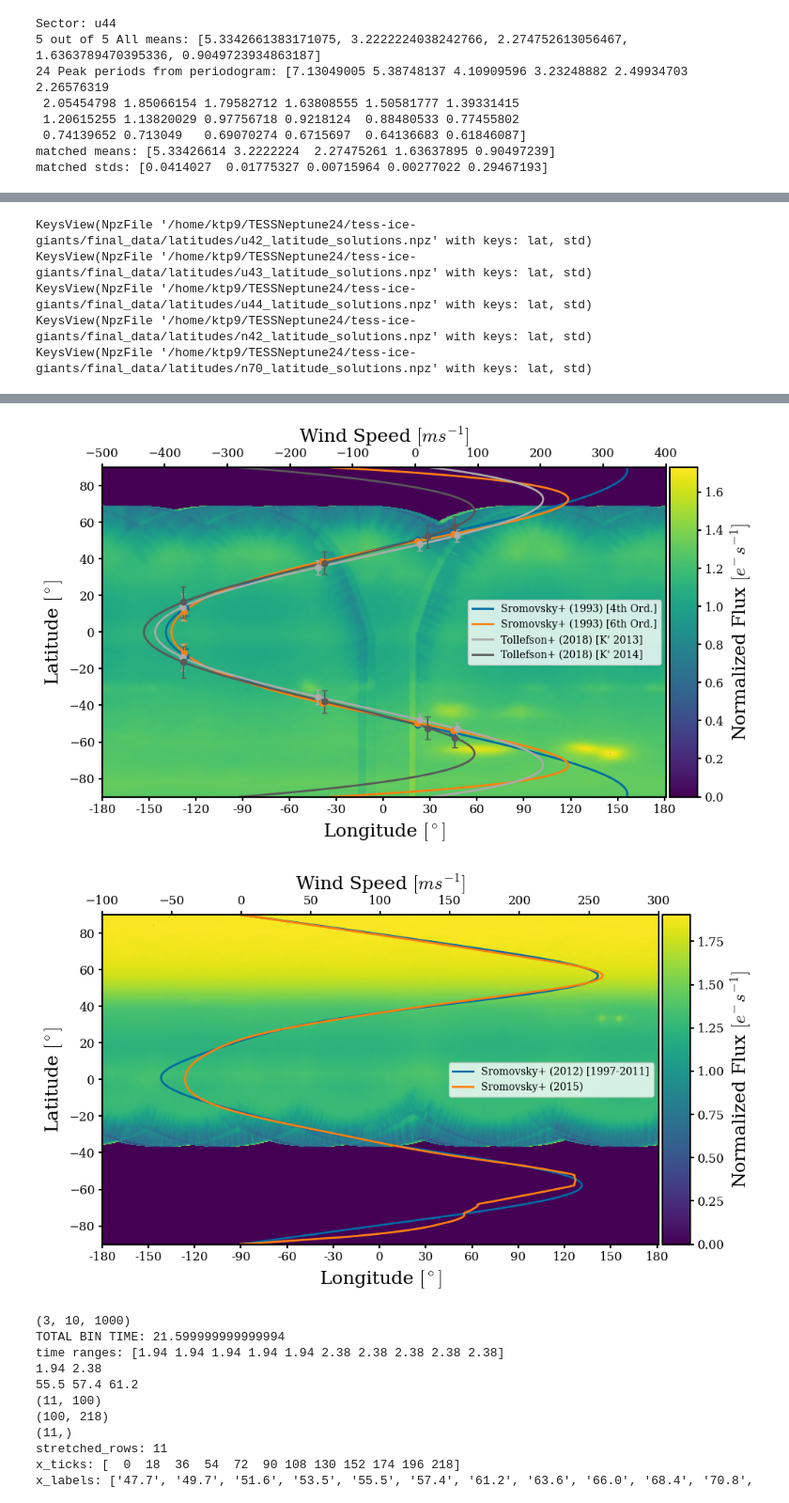
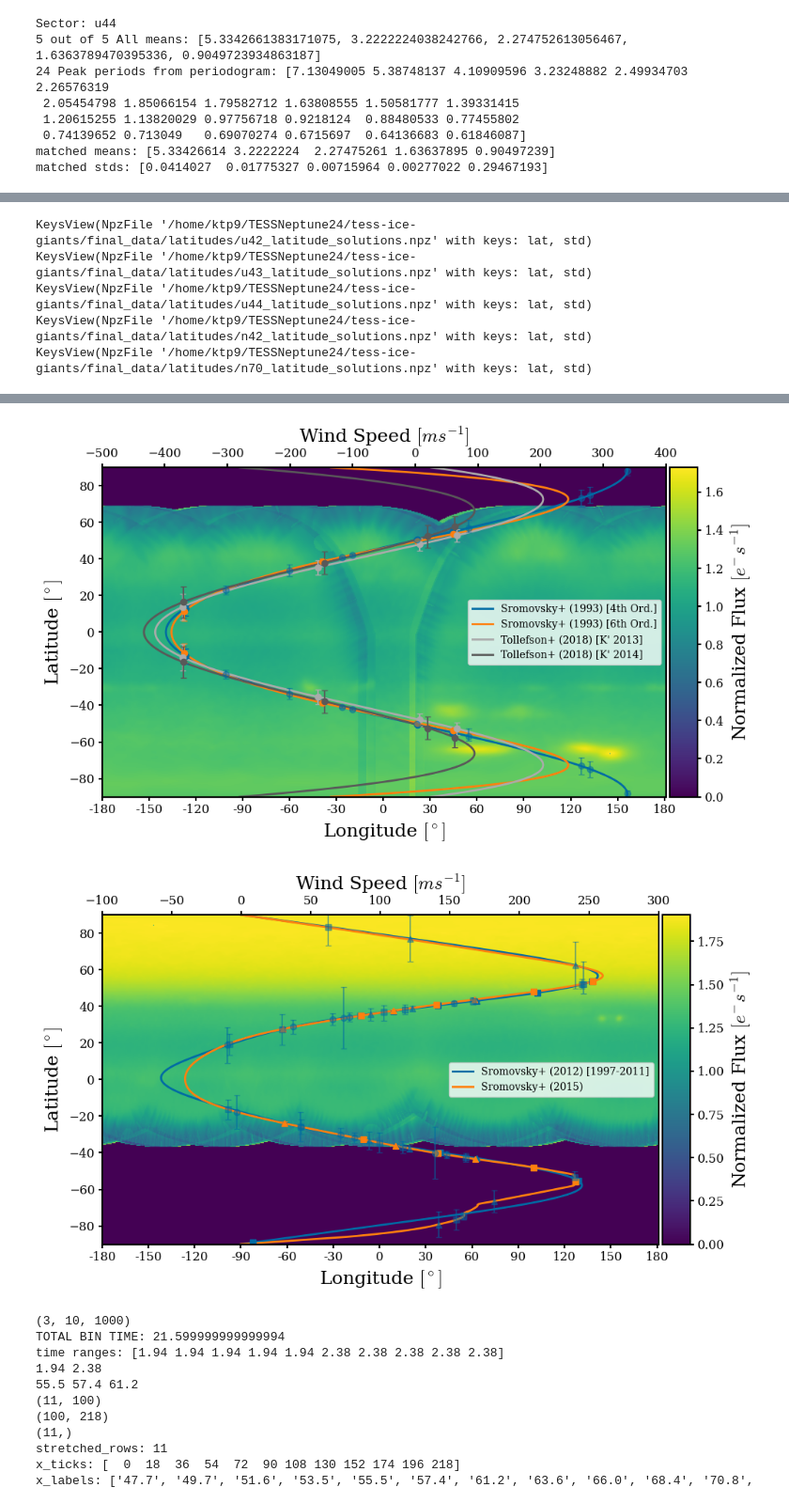
Before and after one commit to kenny-phan/tess-ice-giants, a Jupyter notebook: tess-ice-giants/frequency_analysis/figures.ipynb, the cells around one changed output, grey strips where cells are left out. Shown at 94% size. Cells and saved outputs as stored; diff of their text form; code cells hidden in the pictures.

```diff
--- a/tess-ice-giants/frequency_analysis/figures.ipynb
+++ b/tess-ice-giants/frequency_analysis/figures.ipynb
@@ -163,0 +122,13 @@ ValueError: The truth value of an array with more than one element is ambiguous.
+# %%
+sorted_latitudes, sorted_standard_deviations = sort_lat_std(latitudes, standard_deviations)
+
+u42latsecN, u42stdsecN = lat_std_per_eqn(sorted_latitudes, sorted_standard_deviations, eqnidx=0, secidx=0)
+u43latsecN, u43stdsecN = lat_std_per_eqn(sorted_latitudes, sorted_standard_deviations, eqnidx=0, secidx=1)
+u44latsecN, u44stdsecN = lat_std_per_eqn(sorted_latitudes, sorted_standard_deviations, eqnidx=0, secidx=2)
+
+u42latsecS, u42stdsecS = lat_std_per_eqn(sorted_latitudes, sorted_standard_deviations, eqnidx=1, secidx=0)
+u43latsecS, u43stdsecS = lat_std_per_eqn(sorted_latitudes, sorted_standard_deviations, eqnidx=1, secidx=1)
+u44latsecS, u44stdsecS = lat_std_per_eqn(sorted_latitudes, sorted_standard_deviations, eqnidx=1, secidx=2)
+
+n42latsec, n42stdsec = lat_std_per_eqn(sorted_latitudes, sorted_standard_deviations, eqnidx=0, secidx=3)
+n70latsec, n70stdsec = lat_std_per_eqn(sorted_latitudes, sorted_standard_deviations, eqnidx=0, secidx=4)
@@ -199,44 +324,41 @@ u44_lat, u44_std = take_latsol_with_largest_std(u44_lat, u44_std)
 
 #make 2nd and 4th rows of u42_lat negative
 
 neg_u42_lat = make_rows_negative(u42_lat, [1, 3])
 neg_u43_lat = make_rows_negative(u43_lat, [1, 3])
 neg_u44_lat = make_rows_negative(u44_lat, [1, 3])
 
-sromovsky1993_four = six_order_fit(-398, 1.88e-1, -1.2e-5)
-sromovsky1993_six = six_order_fit(-389, 1.53e-1, 1.01e-5, -3.1e-9)
-
-tollefson2013_kp = six_order_fit(-415, 2.35e-1, -2.23e-5)
-tollefson2014_kp = six_order_fit(-433, 2.4e-1, -2.73e-5)
-
 eqns = [sromovsky1993_four, sromovsky1993_six, tollefson2013_kp, tollefson2014_kp]
 
 ur_eqns = [sromovsky2012_odd_N, sromovsky2015_N]
 
 new_neg_ur_42_lat, new_u42_std = sort_ur_to_eqns(neg_u42_lat, u42_std)
 new_neg_ur_43_lat, new_u43_std = sort_ur_to_eqns(neg_u43_lat, u43_std)
 new_neg_ur_44_lat, new_u44_std = sort_ur_to_eqns(neg_u44_lat, u44_std)
 
 div_stack_n21, data_stack_n21 = merge_pointings(directories[0], directories[1])
 div_stack_n23, data_stack_n23 = merge_pointings(directories[2], directories[3])
 div_stack_u21, data_stack_u21 = merge_pointings(directories[4], directories[5])
 
+uranus_ss_lats = [[u42latsecN, u42latsecS], [u43latsecN, u43latsecS], [u44latsecN, u44latsecS]]
+uranus_ss_stds = [[u42stdsecN, u42stdsecS], [u43stdsecN, u43stdsecS], [u44stdsecN, u44stdsecS]]
+
 bright_points_n21 = plot_summed_mosaics(div_stack_n21, eqns, n42_lat, n42_std, plot_colors_rgb,
-                    planet="Neptune", sector=2021, clip_percentile=100, save=True, vmin_percentile=0, vmax_percentile=100)
+                    "Neptune", n42latsec, n42stdsec, sector=2021, clip_percentile=100, save=True, vmin_percentile=0, vmax_percentile=100)
 bright_points_n23 = plot_summed_mosaics(div_stack_n23, eqns, n70_lat, n70_std, plot_colors_rgb,
-                    planet="Neptune", sector=2023, clip_percentile=100, save=True, vmin_percentile=0, vmax_percentile=100)
+                    "Neptune", n70latsec, n70stdsec, sector=2023, clip_percentile=100, save=True, vmin_percentile=0, vmax_percentile=100)
 bright_points_u21 = plot_summed_mosaics(div_stack_u21, ur_eqns, [new_neg_ur_42_lat, new_neg_ur_43_lat, new_neg_ur_44_lat],
                     [new_u42_std, new_u43_std, new_u44_std], plot_colors_rgb,
-                    planet="Uranus", sector=2021, clip_percentile=100, save=True, vmin_percentile=0, vmax_percentile=100)
+                    "Uranus", uranus_ss_lats, uranus_ss_stds,sector=2021, clip_percentile=100, save=True, vmin_percentile=0, vmax_percentile=100)
 # %% [output]
 KeysView(NpzFile '/home/ktp9/TESSNeptune24/tess-ice-giants/final_data/latitudes/u42_latitude_solutions.npz' with keys: lat, std)
 KeysView(NpzFile '/home/ktp9/TESSNeptune24/tess-ice-giants/final_data/latitudes/u43_latitude_solutions.npz' with keys: lat, std)
 KeysView(NpzFile '/home/ktp9/TESSNeptune24/tess-ice-giants/final_data/latitudes/u44_latitude_solutions.npz' with keys: lat, std)
 KeysView(NpzFile '/home/ktp9/TESSNeptune24/tess-ice-giants/final_data/latitudes/n42_latitude_solutions.npz' with keys: lat, std)
 KeysView(NpzFile '/home/ktp9/TESSNeptune24/tess-ice-giants/final_data/latitudes/n70_latitude_solutions.npz' with keys: lat, std)
 [figure]
-[figure, old version]
+[figure, new version]
-[figure, old version]
+[figure, new version]
 # %%
 def plot_heatmap(axs, time_stack, frequency, max_frequency, power, fap_stack, min_per, max_per,
                  btjd_offset=2400, round_decimals=1,
```
Also changed, not shown: parts of 5 cells of this notebook, 6 other files.
